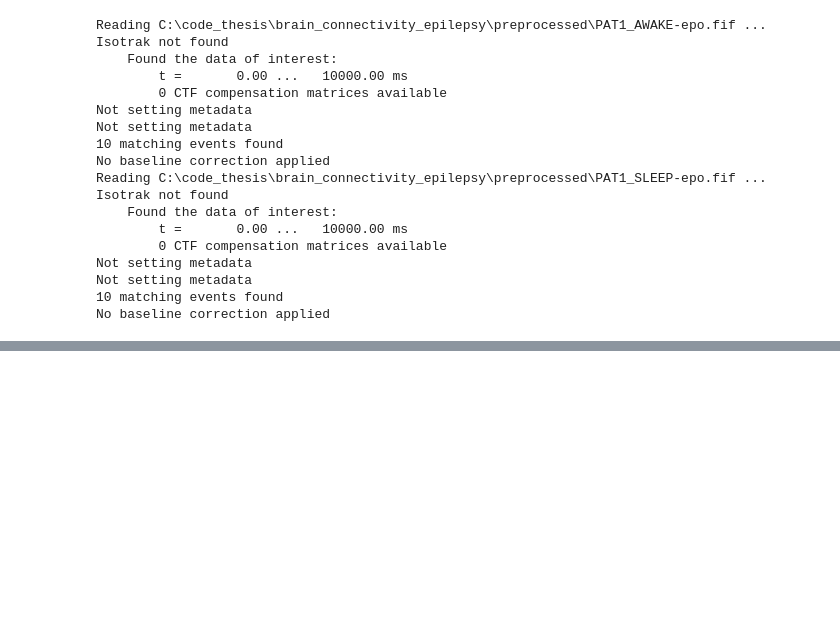
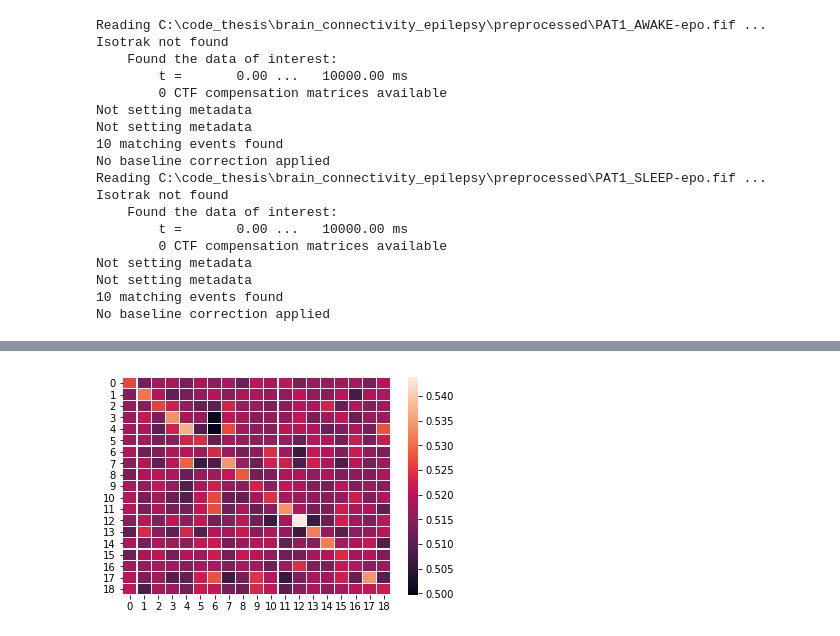
Before and after one commit to igor-casatti/brain_connectivity_epilepsy, a Jupyter notebook: Untitled.ipynb, the cells around one changed output, grey strips where cells are left out. Cells and saved outputs as stored; diff of their text form; code cells hidden in the pictures; blank space fills up the shorter version.

```diff
--- a/Untitled.ipynb
+++ b/Untitled.ipynb
@@ -52,0 +67,3 @@ np.shape(cm)
+# %%
+varx = scot.var.VAR(model_order=20)
+result = scot.varica.mvarica(x=b, var=varx, reducedim='no_pca', optimize_var=True, varfit='trial')
@@ -86,0 +92,7 @@ len(x[i:j+1])
+# %%
+x = np.linspace(0, sampling_frequency/2, 512)
+asdf = scipy.integrate.simps(y=cm_1[:,:,0:10], x=x[0:10])
+ax = sns.heatmap(asdf, linewidth=0.1)
+plt.show()
+# %% [output]
+[figure, added]
```
Also changed, not shown: parts of 24 cells of this notebook, 2 other files.
